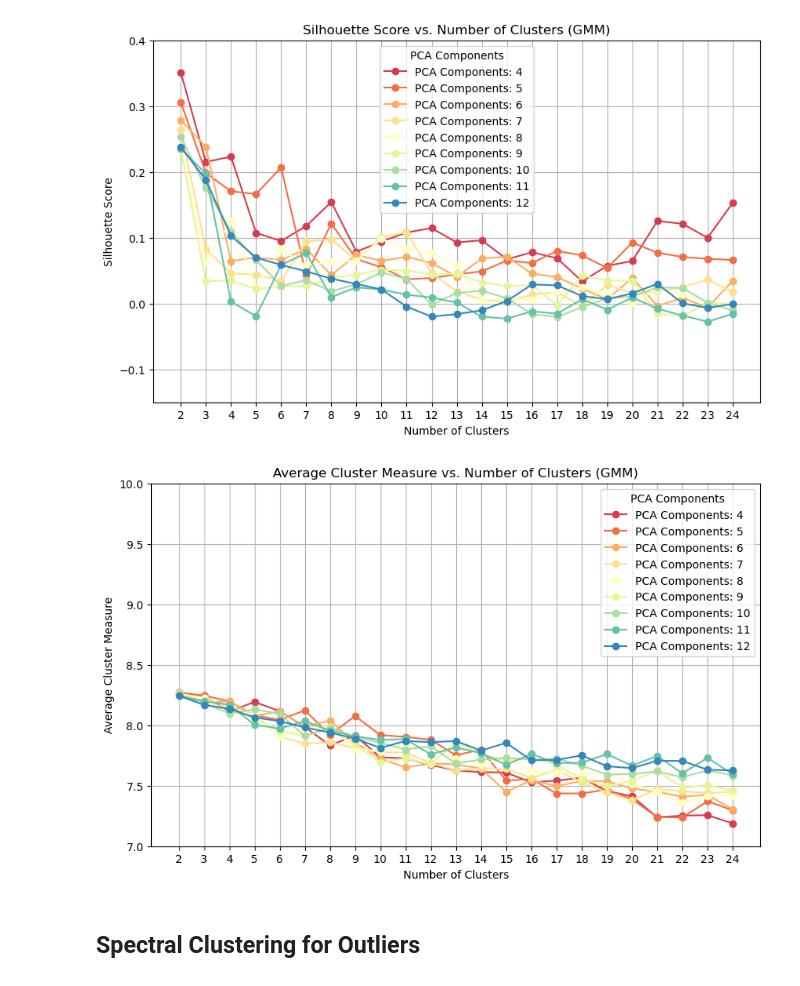
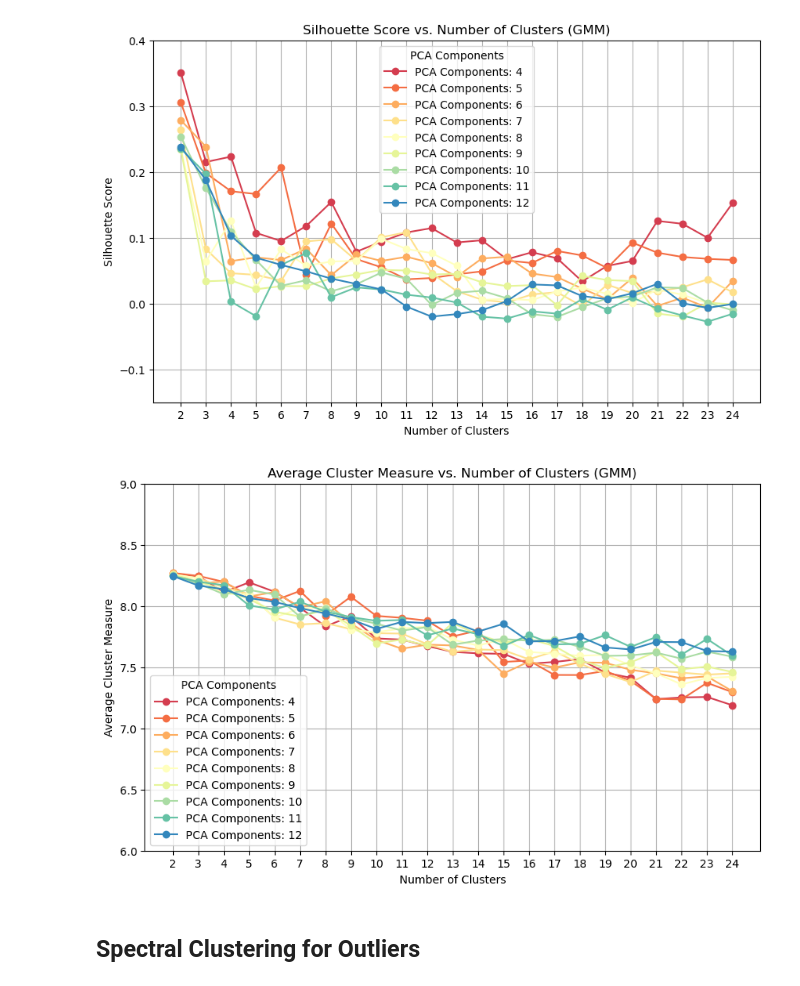
Before and after one commit to guri99uy/ST498_CAPSTONE, a Jupyter notebook: Notebooks/FLASH.ipynb, the cells around one changed output. Cells and saved outputs as stored; diff of their text form; code cells hidden in the pictures.

```diff
--- a/Notebooks/FLASH.ipynb
+++ b/Notebooks/FLASH.ipynb
@@ -366,7 +366,7 @@ Fitting and plotting PCs
 # 1) Define parameters
 # ------------------------------------------------------------------------------
 pca_components = 6
-optimal_clusters = 8
+optimal_clusters = 7
 
 # 2) Compute daily stats
 # ------------------------------------------------------------------------------
@@ -382,43 +382,30 @@ daily_std_col = daily_std.reshape(-1, 1)  # shape (n_samples, 1)
 # 3) Scale the raw half-hour data, then apply PCA
 # ------------------------------------------------------------------------------
 scaler_raw = StandardScaler()
-flash_pca_scaled = scaler_raw.fit_transform(flash_pca_values)  # shape (n_samples, 48)
+flash_pca_scaled = scaler_raw.fit_transform(flash_pca_values)  # shape -> (n_samples, 48)
 pca = PCA(n_components=pca_components, random_state=42)
-pca_scores = pca.fit_transform(flash_pca_scaled)             # shape (n_samples, pca_components)
+pca_scores = pca.fit_transform(flash_pca_scaled)     # shape -> (n_samples, # of pca_components)
 
-# 4) Combine PCA components + daily stats
-# ------------------------------------------------------------------------------
-combined_features = np.hstack([
-    pca_scores,       # PCA columns
-    daily_avg_col,
-    daily_std_col
-])  # shape (n_samples, pca_components + 2)
-
-# Optionally scale again (the combined feature set)
-scaler_combined = StandardScaler()
-combined_features_scaled = scaler_combined.fit_transform(combined_features)
-
-# 5) K-Means Clustering on the combined features
+# 3) K-Means Clustering on the PCs
 # ------------------------------------------------------------------------------
 kmeans = KMeans(n_clusters=optimal_clusters, random_state=42)
-clusters = kmeans.fit_predict(combined_features_scaled)
+clusters = kmeans.fit_predict(pca_scores)
+
 
 # 6) Build a DataFrame of results and compute cluster means (raw PCA-scores)
 # ------------------------------------------------------------------------------
 pca_columns = [f'PCA_{i}' for i in range(pca_components)]
-stat_columns = ['Daily_Avg', 'Daily_Std']
-all_columns = pca_columns + stat_columns
 
 pca_df = pd.DataFrame(
-    np.column_stack([pca_scores, daily_avg, daily_std]),
-    columns=all_columns
+    np.column_stack([pca_scores]),
+    columns=pca_columns
 )
 pca_df["ID"] = IDs
 pca_df["Cluster"] = clusters
 
 # Compute cluster-level means in PCA-space + daily stats
 cluster_feature_means = (
-    pca_df.groupby("Cluster")[all_columns].mean().reset_index()
+    pca_df.groupby("Cluster")[pca_columns].mean().reset_index()
 )
 cluster_feature_means["Cluster"] = cluster_feature_means["Cluster"].astype(str) + " PCA-space Avg"
 
@@ -447,7 +434,7 @@ reconstructed_merged = reconstructed_df.merge(
 )
 
 # 9) Compute cluster-level means (reconstructed)
-existing_cols = [c for c in all_columns if c in reconstructed_merged.columns]
+existing_cols = [c for c in pca_columns if c in reconstructed_merged.columns]
 cluster_recon_means = (
     reconstructed_merged
     .groupby("Cluster")[existing_cols]
@@ -558,0 +535,3 @@ Name: count, dtype: int64
+# %%
+flash_trimmed = flash.drop(flash[flash['ID'] == 461].index)
+flash_trimmed = flash_trimmed.drop(flash[flash['ID'] == 314].index)
@@ -569,9 +709,9 @@ clusters_range = range(2, 13)  # 2 to 12
 for k in clusters_range:
     kmeans = KMeans(n_clusters=k, random_state=42)
 
-    labels = kmeans.fit_predict(combined_features_scaled)
+    labels = kmeans.fit_predict(pca_scores)
     # Compute average silhouette score for this k
-    sil_score = silhouette_score(combined_features_scaled, labels)
+    sil_score = silhouette_score(pca_scores, labels)
     silhouette_scores.append(sil_score)
 
 # Plot the silhouette scores
@@ -925,29 +1057,29 @@ plt.show()
 # %%
 plt.figure(figsize=(10, 6))
 
 # Define color palette
 colors = sns.color_palette("Spectral", len(results_df_gmm["n_components"].unique()))
 
 # Loop over different PCA components
 for i, n_comp in enumerate(results_df_gmm["n_components"].unique()):
     subset = results_df_gmm[results_df_gmm["n_components"] == n_comp]
 
     # Plot Silhouette Score
     plt.plot(
         subset["n_clusters"], subset["avg_clustermeasure"], marker='o', linestyle='-',
         label=f'PCA Components: {n_comp}', color=colors[i]
     )
 
 # Formatting
 plt.title("Average Cluster Measure vs. Number of Clusters (GMM)")
 plt.xlabel("Number of Clusters")
 plt.ylabel("Average Cluster Measure")
 plt.xticks(range(2, manycluster))
 plt.legend(title="PCA Components")
 plt.grid(True)
-plt.ylim(7,10)
+plt.ylim(6,9)
 plt.show()
 # %% [output]
-[figure, old version]
+[figure, new version]
 # %% [markdown]
 ## Spectral Clustering for Outliers
```
Also changed, not shown: parts of 7 cells of this notebook.
